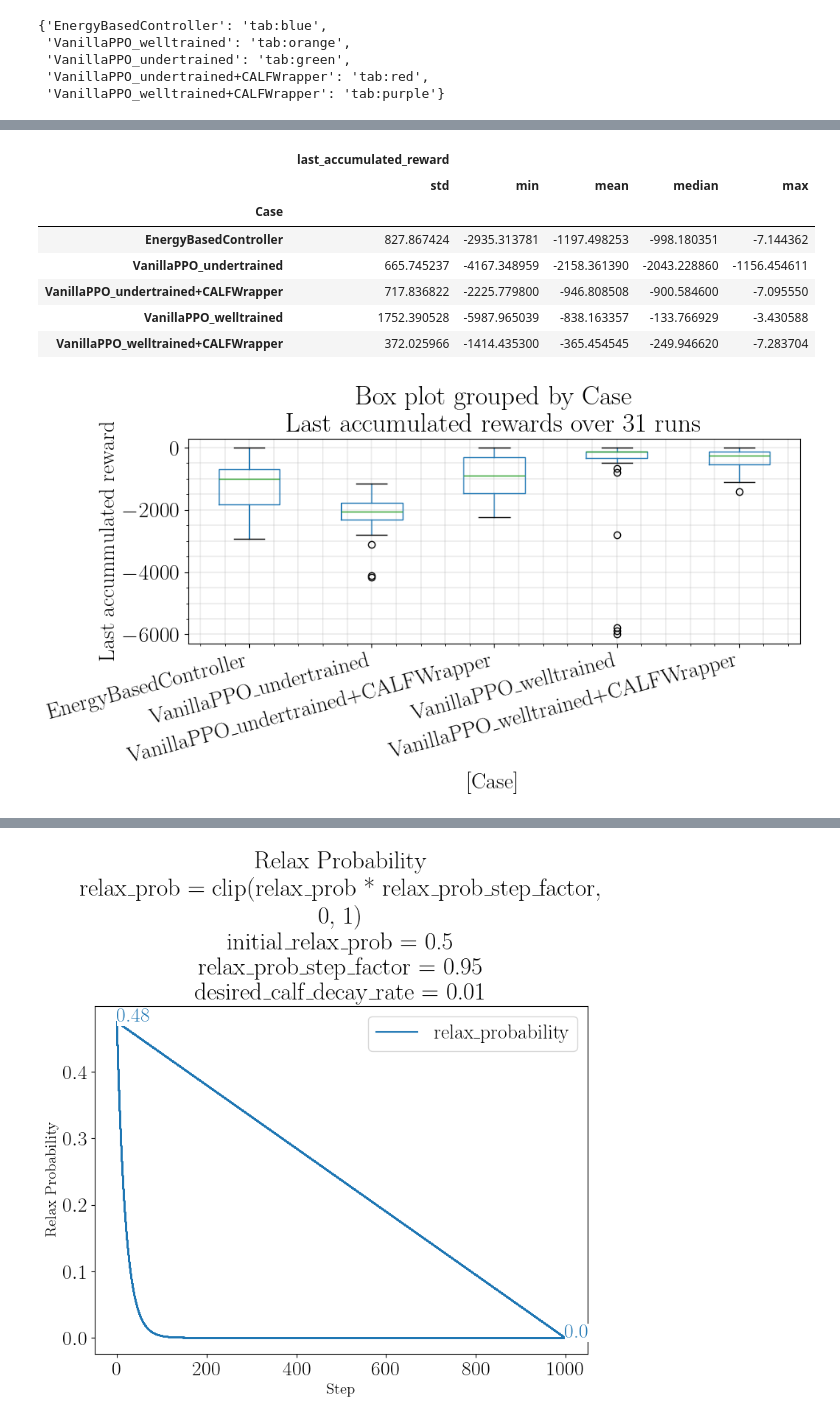
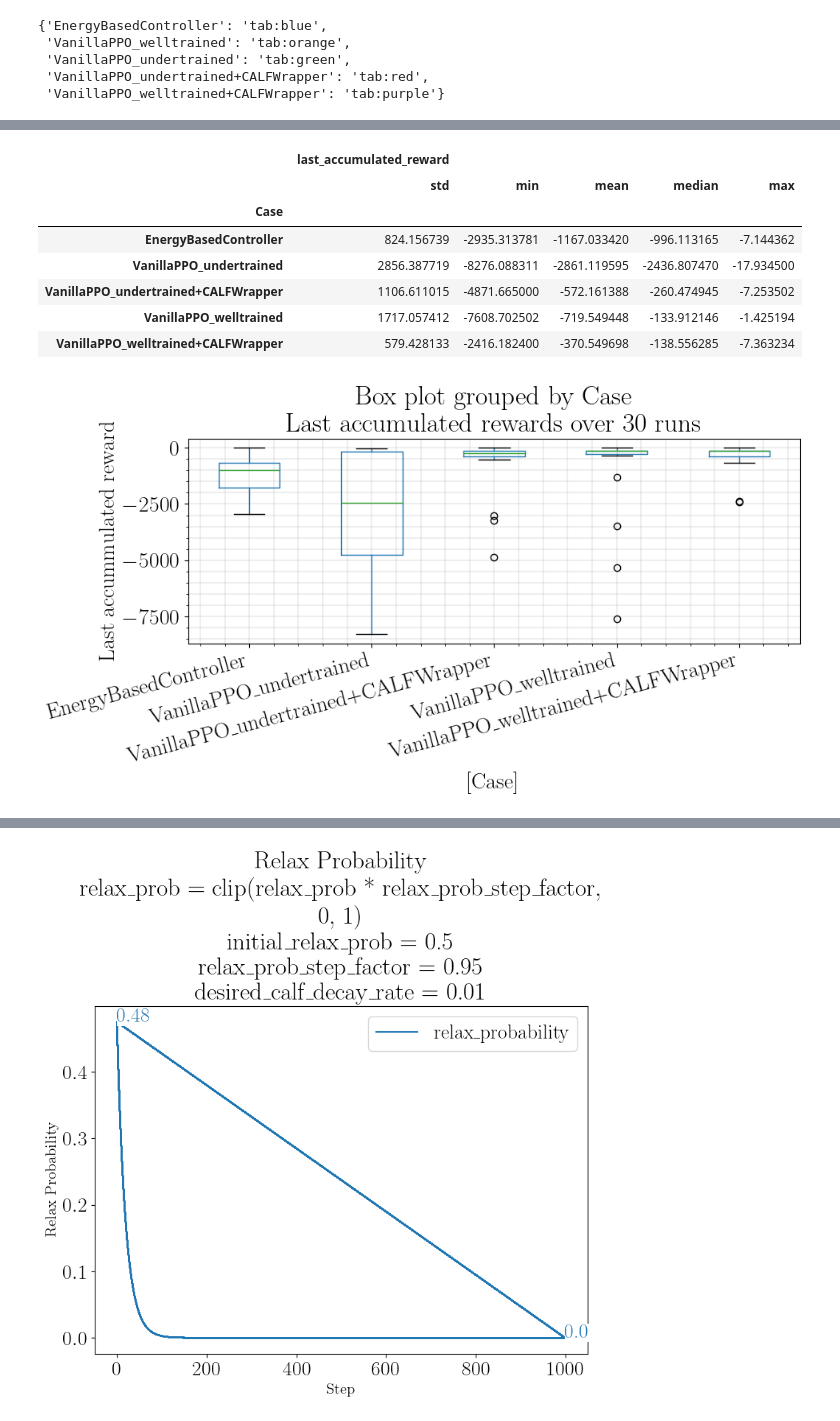
Before and after one commit to osinenkop/stable-baselines-playground, a Jupyter notebook: notebooks/analysis.ipynb, the cells around one changed output, grey strips where cells are left out. Drawn from its saved outputs; the diff is of its cells as text; code cells hidden in the pictures.

```diff
--- a/notebooks/analysis.ipynb
+++ b/notebooks/analysis.ipynb
@@ -14,9 +14,9 @@ df = None
 
 alias = {
     "energy_based_run": "EnergyBasedController",
-    "pure_ppo_eval_250000": "VanillaPPO_undertrained",
     "pure_ppo_eval_500000": "VanillaPPO_welltrained",
-    "pure_ppo_with_calfw_eval_250000": "VanillaPPO_undertrained+CALFWrapper",
+    "pure_ppo_eval_200000": "VanillaPPO_undertrained",
+    "pure_ppo_with_calfw_eval_200000": "VanillaPPO_undertrained+CALFWrapper",
     "pure_ppo_with_calfw_eval_500000": "VanillaPPO_welltrained+CALFWrapper",
 }
 
@@ -104,21 +106,21 @@ group_df.groupby("Case").agg({
 |  | last_accumulated_reward |  |  |  |  |
 |  | std | min | mean | median | max |
 | Case |  |  |  |  |  |
-| EnergyBasedController | 827.867424 | -2935.313781 | -1197.498253 | -998.180351 | -7.144362 |
-| VanillaPPO_undertrained | 665.745237 | -4167.348959 | -2158.361390 | -2043.228860 | -1156.454611 |
-| VanillaPPO_undertrained+CALFWrapper | 717.836822 | -2225.779800 | -946.808508 | -900.584600 | -7.095550 |
-| VanillaPPO_welltrained | 1752.390528 | -5987.965039 | -838.163357 | -133.766929 | -3.430588 |
-| VanillaPPO_welltrained+CALFWrapper | 372.025966 | -1414.435300 | -365.454545 | -249.946620 | -7.283704 |
+| EnergyBasedController | 824.156739 | -2935.313781 | -1167.033420 | -996.113165 | -7.144362 |
+| VanillaPPO_undertrained | 2856.387719 | -8276.088311 | -2861.119595 | -2436.807470 | -17.934500 |
+| VanillaPPO_undertrained+CALFWrapper | 1106.611015 | -4871.665000 | -572.161388 | -260.474945 | -7.253502 |
+| VanillaPPO_welltrained | 1717.057412 | -7608.702502 | -719.549448 | -133.912146 | -1.425194 |
+| VanillaPPO_welltrained+CALFWrapper | 579.428133 | -2416.182400 | -370.549698 | -138.556285 | -7.363234 |
 # %%
 fig, ax = plt.subplots(figsize=(10, 6))
 p = group_df.boxplot(by="Case",ax=ax)
 p.set_xticklabels([l for l in p.get_xticklabels()], rotation=15, ha="right")
 p.minorticks_on()
 
 ax.set_ylabel("Last accummulated reward")
-ax.set_title("Box plot grouped by Case\nLast accumulated rewards over 31 runs")
+ax.set_title(f"Box plot grouped by Case\nLast accumulated rewards over {int(n_runs[0])} runs")
 ax.grid(visible=True, which="both", linewidth=0.3)
 fig.suptitle("")
 plt.tight_layout()
 # %% [output]
-[figure, old version]
+[figure, new version]
```
Also changed, not shown: parts of 13 cells of this notebook, 1 other file.
